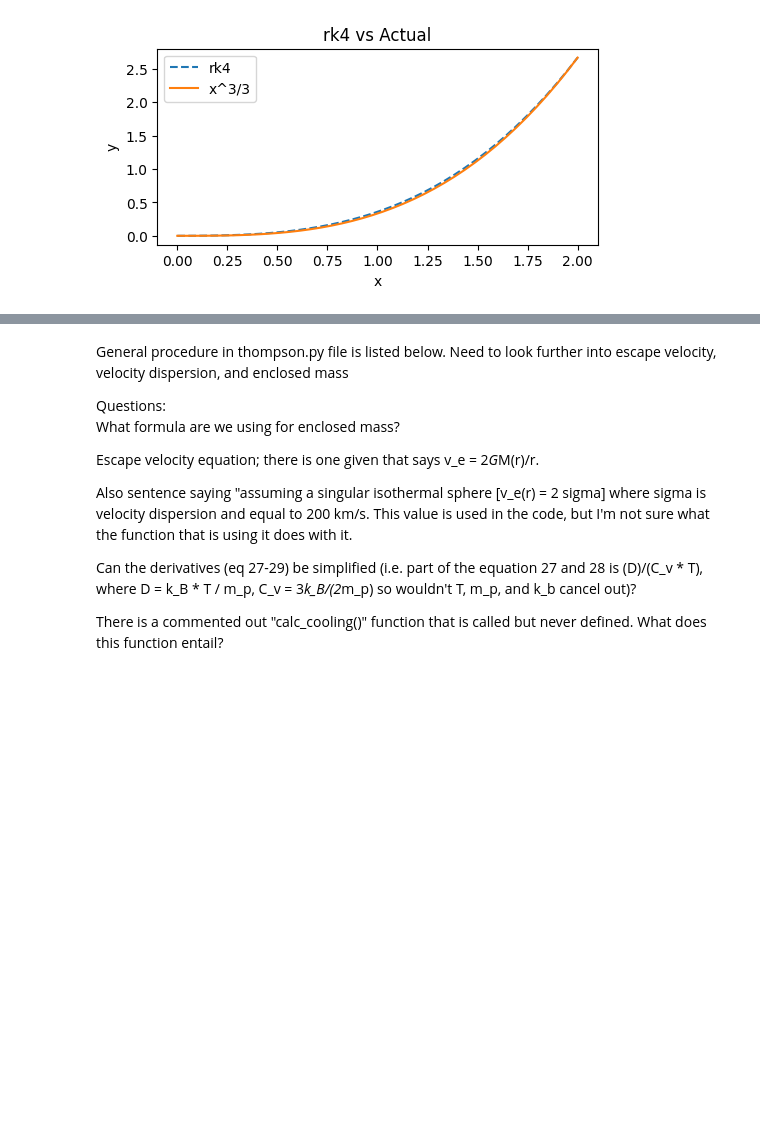
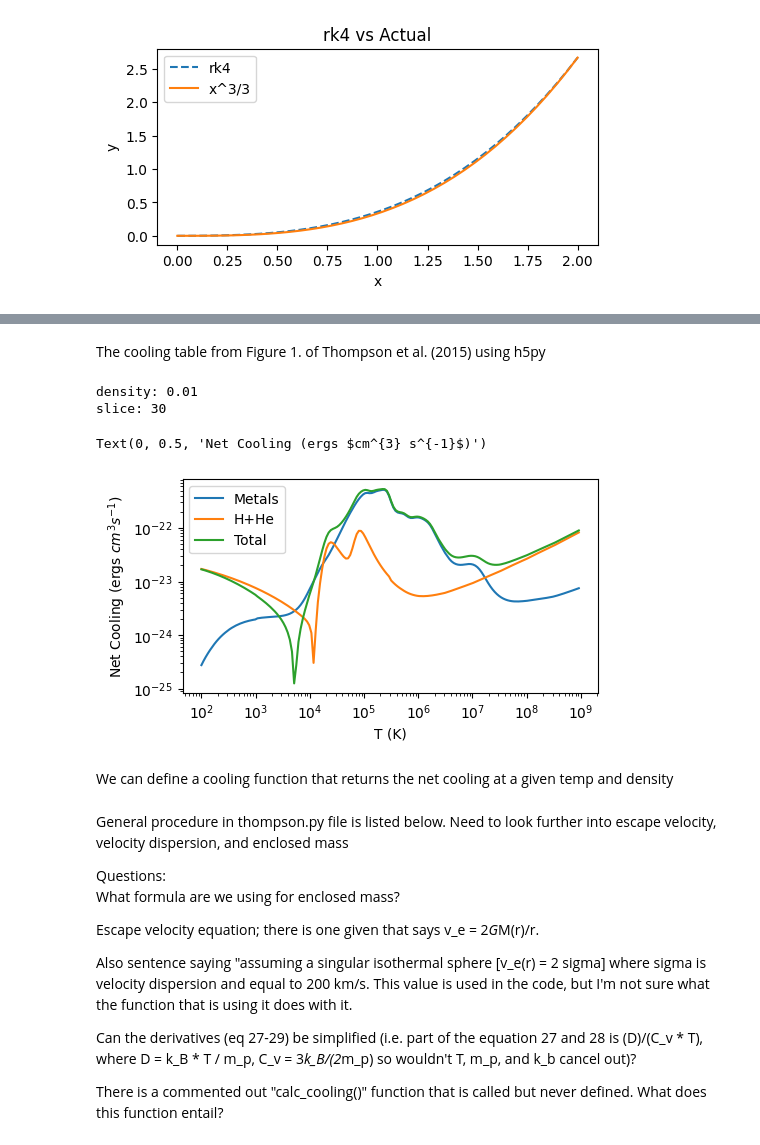
Before and after one commit to thaeger1/Astro-Research, a Jupyter notebook: Annotated Code.ipynb, the cells around one changed output, grey strips where cells are left out. Cells and saved outputs as stored; diff of their text form; code cells hidden in the pictures; blank space fills up the shorter version.

Commit message:
Cooling Table
Got the cooling table working and recreated fig. 1 from the paper

```diff
--- a/Annotated Code.ipynb
+++ b/Annotated Code.ipynb
@@ -130,0 +91,50 @@ print(ds_arr.shape)
+# %% [markdown]
+The cooling table from Figure 1. of Thompson et al. (2015) using h5py
+# %%
+import h5py
+
+# open the file as read only
+f = h5py.File('z_0.000.hdf5', 'r')
+# print(list(f.keys()))
+
+dset = f['Total_Metals']
+
+dsub = dset['Net_Cooling']
+y_plt_m = dsub[()][()]
+
+dsub = dset['Temperature_bins']
+temps = dsub[()]
+
+dset = f['Metal_free']
+dsub = dset['Net_Cooling']
+y_plt_mf = dsub[()][()][()]
+# solar metallicity requires
+y_plt_mf = y_plt_mf[1,::,]
+
+# given a hydrogen density
+h_density = 10e-3
+print("density:", h_density)
+
+# load in the hydrogen density bins, since they're sorted, we can use searchsorted to return
+# the index that value should be inserted at (subtract a little bit for the right index)
+# binary search v fast :)
+dsub = dset['Hydrogen_density_bins']
+s = np.searchsorted(dsub[()], h_density - 10e-9)
+dens = dsub[()]
+print('slice:', s)
+
+fig, ax = plt.subplots(figsize=(5, 2.7), layout='constrained')
+total = y_plt_m[:,s] + y_plt_mf[:,s]
+ax.loglog(temps, np.abs(y_plt_m[:,s]), label='Metals')
+ax.loglog(temps, np.abs(y_plt_mf[:,s]), label='H+He')
+ax.loglog(temps, np.abs(total), label='Total')
+ax.legend()
+ax.set_xlabel('T (K)')
+ax.set_ylabel('Net Cooling (ergs $cm^{3} s^{-1}$)')
+# %% [output]
+density: 0.01
+slice: 30
+Text(0, 0.5, 'Net Cooling (ergs $cm^{3} s^{-1}$)')
+[figure, added]
+# %% [markdown]
+We can define a cooling function that returns the net cooling at a given temp and density
```
Also changed, not shown: parts of 6 cells of this notebook, 1 other file.
